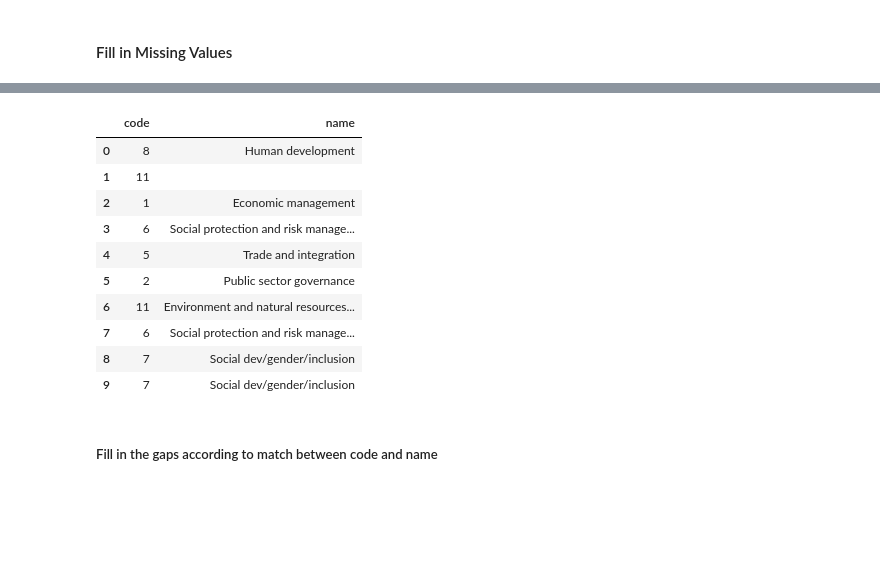
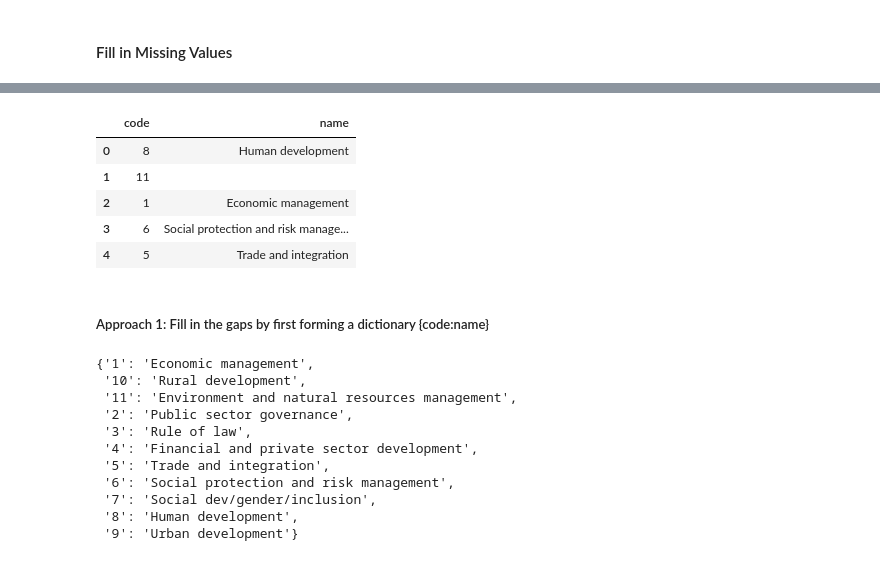
Before and after one commit to bing-zhao/Springboard, a Jupyter notebook: data_wrangling_json/sliderule_dsi_json_exercise.ipynb, the cells around one changed output, grey strips where cells are left out. Drawn from its saved outputs; the diff is of its cells as text; code cells hidden in the pictures; blank space fills up the shorter version.

```diff
--- a/data_wrangling_json/sliderule_dsi_json_exercise.ipynb
+++ b/data_wrangling_json/sliderule_dsi_json_exercise.ipynb
@@ -200,17 +182,12 @@ Notice all rows are non-null.
-# %%
-# Notice all rows are non-null, but certain rows have no values
-json_df2.head(10)
-# %% [output]
-|  | code | name |
-| 0 | 8 | Human development |
-| 1 | 11 |  |
-| 2 | 1 | Economic management |
-| 3 | 6 | Social protection and risk manage... |
-| 4 | 5 | Trade and integration |
-| 5 | 2 | Public sector governance |
-| 6 | 11 | Environment and natural resources... |
-| 7 | 6 | Social protection and risk manage... |
-| 8 | 7 | Social dev/gender/inclusion |
-| 9 | 7 | Social dev/gender/inclusion |
+# %%
+# take a look at the existing dataframe, row #2 has missing 'name'
+json_df2.head()
+# %% [output]
+|  | code | name |
+| 0 | 8 | Human development |
+| 1 | 11 |  |
+| 2 | 1 | Economic management |
+| 3 | 6 | Social protection and risk manage... |
+| 4 | 5 | Trade and integration |
 # %% [markdown]
-##### Fill in the gaps according to match between code and name
+##### Approach 1: Fill in the gaps by  first forming a dictionary {code:name}
@@ -223,0 +194,26 @@ code_list = json_df2.code.unique()
+# %%
+# create an empty dictionary to save code:name pairs
+dict_code_name = {}
+# find a list of code values
+code_list = json_df2.code.unique()
+# loop through each 'code' value and find the corresponding 'name'
+for i in code_list:
+    # select data with a specific 'code'
+    mask_code = json_df2['code']==i
+    # as inspected from the data, only a few entries have missing 'name'
+    # thus, it is assumed that the correct 'name' will appear the most frequently
+    dict_code_name[i] = json_df2['name'][mask_code].value_counts().idxmax()
+
+dict_code_name
+# %% [output]
+{'1': 'Economic management',
+ '10': 'Rural development',
+ '11': 'Environment and natural resources management',
+ '2': 'Public sector governance',
+ '3': 'Rule of law',
+ '4': 'Financial and private sector development',
+ '5': 'Trade and integration',
+ '6': 'Social protection and risk management',
+ '7': 'Social dev/gender/inclusion',
+ '8': 'Human development',
+ '9': 'Urban development'}
```
Also changed, not shown: parts of 21 cells of this notebook.
